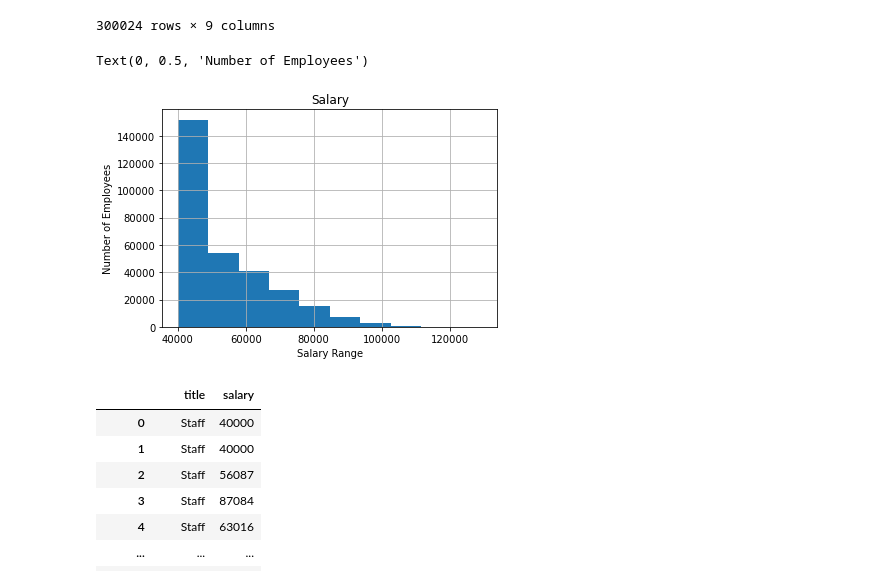
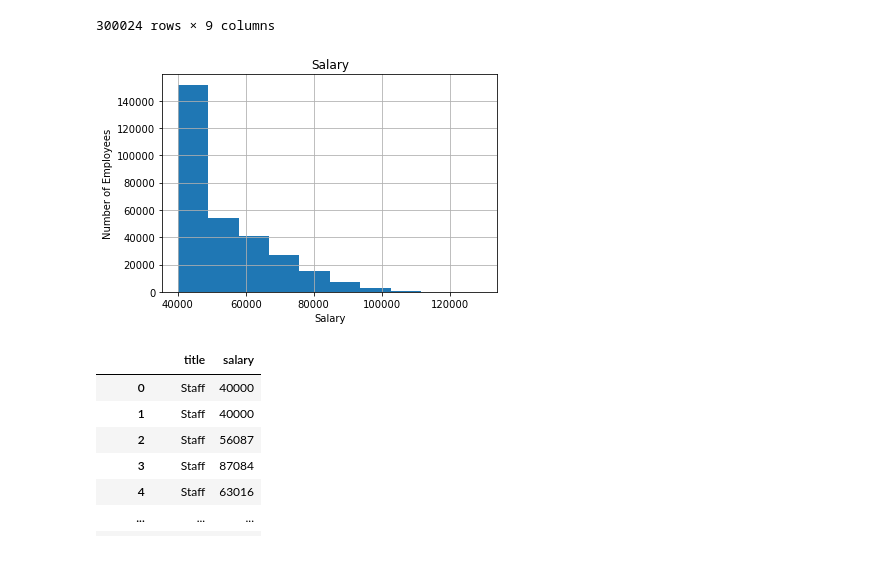
Before and after one commit to HilaryKoerner/SQL-Employee-Demographic-Analysis, a Jupyter notebook: SQL_bonus.ipynb, the cells around one changed output. Saved outputs shown, nothing was run; the diff lists cells and outputs as text; code cells hidden in the pictures.

```diff
--- a/SQL_bonus.ipynb
+++ b/SQL_bonus.ipynb
@@ -93,13 +91,13 @@ merged_df
 # %%
 #create histogram
 merged_df.hist(column='salary')
 plt.title("Salary")
-plt.xlabel("Salary Range")
+plt.xlabel("Salary")
 plt.ylabel("Number of Employees")
 plt.savefig("./Images/salary_histogram.png")
+plt.show()
 # %% [output]
-Text(0, 0.5, 'Number of Employees')
-[figure, old version]
+[figure, new version]
 # %%
 barchart_df = merged_df[["title", 'salary']]
 barchart_df
```
Also changed, not shown: parts of 3 cells of this notebook, 1 other file.
